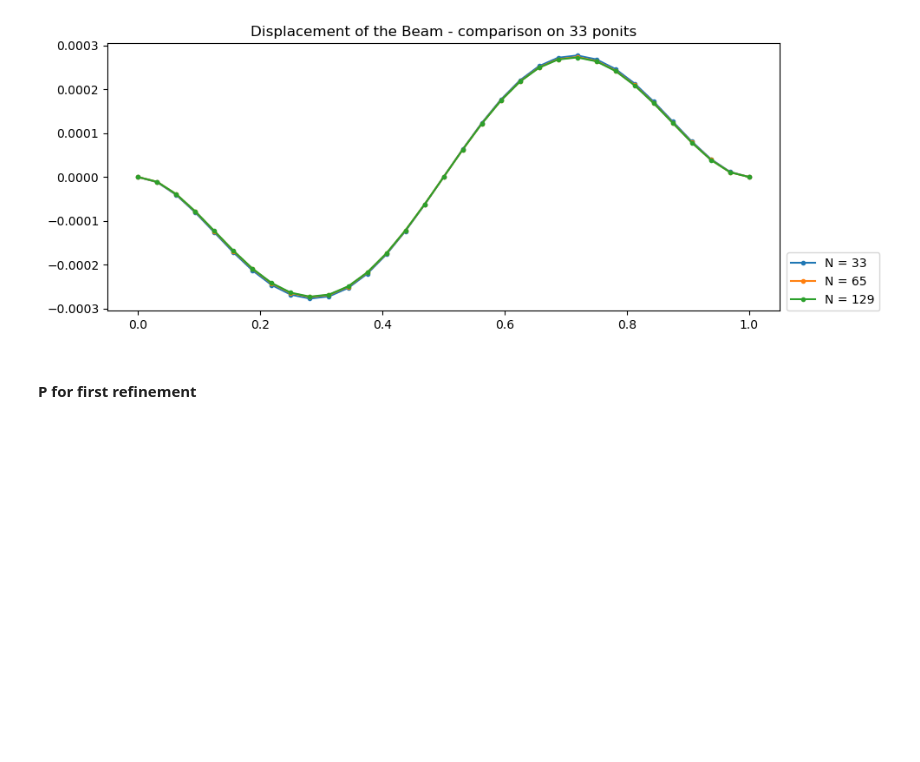
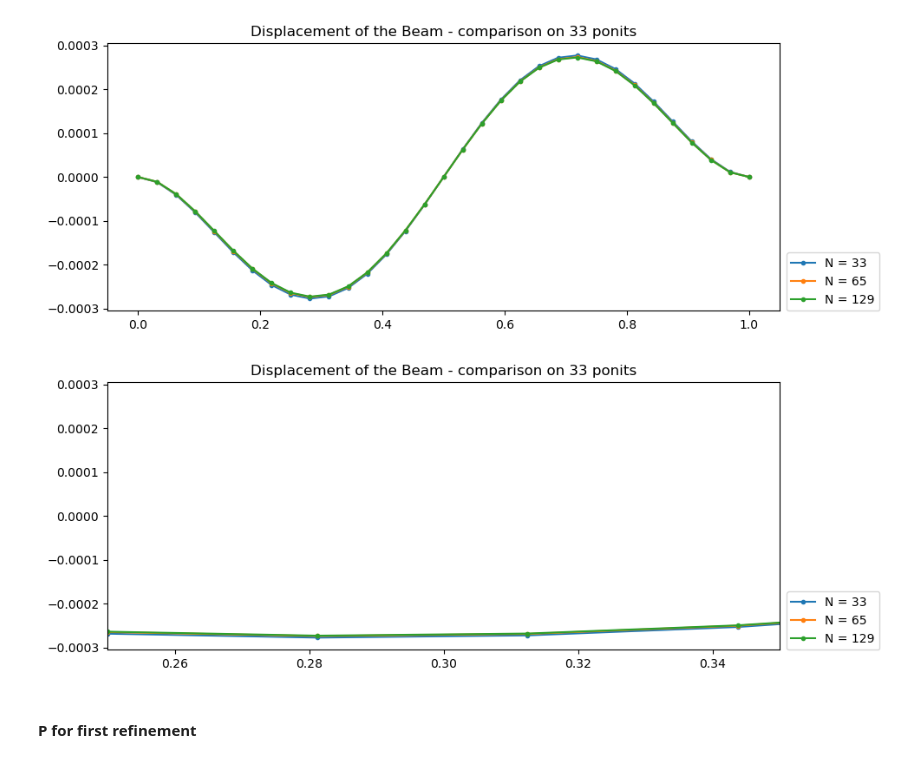
Before and after one commit to markotacer/pypinm, a Jupyter notebook: Twente/Numerical methods/Asisignment_1/main.ipynb, the cells around one changed output. Saved outputs shown, nothing was run; the diff lists cells and outputs as text; code cells hidden in the pictures; blank space fills up the shorter version.

```diff
--- a/Twente/Numerical methods/Asisignment_1/main.ipynb
+++ b/Twente/Numerical methods/Asisignment_1/main.ipynb
@@ -331,6 +342,15 @@ ax.title.set_text('Displacement of the Beam - comparison on 33 ponits')
 ax.legend(loc=(1.01, 0));
 # %% [output]
 [figure]
+# %%
+fig, ax = plt.subplots(figsize=(10, 4))
+for i in range(3):
+    ax.plot(np.linspace(0, 1, options[1]), u_p2[i, :], 'o-', ms=3, label=f'N = {options[i+1]}')
+ax.title.set_text('Displacement of the Beam - comparison on 33 ponits')
+ax.set_xlim(0.25, 0.35)
+ax.legend(loc=(1.01, 0));
+# %% [output]
+[figure, added]
 # %% [markdown]
 #### P for first refinement
 # %%
```
Also changed, not shown: parts of 5 cells of this notebook, 18 other files.
